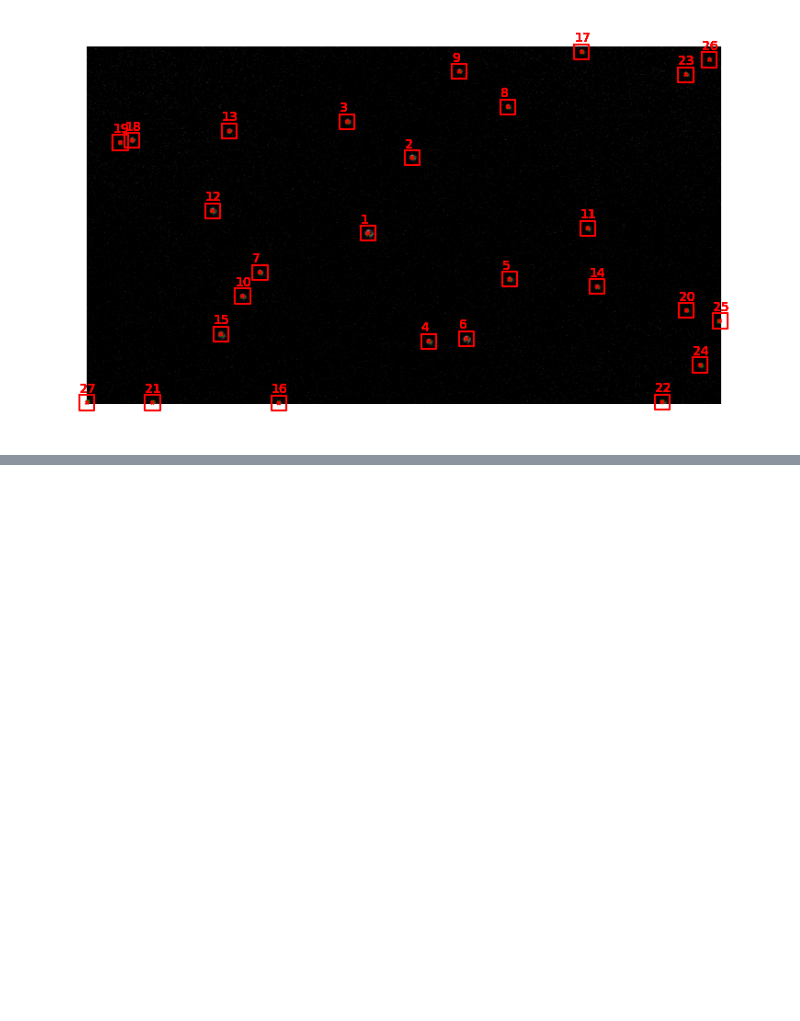
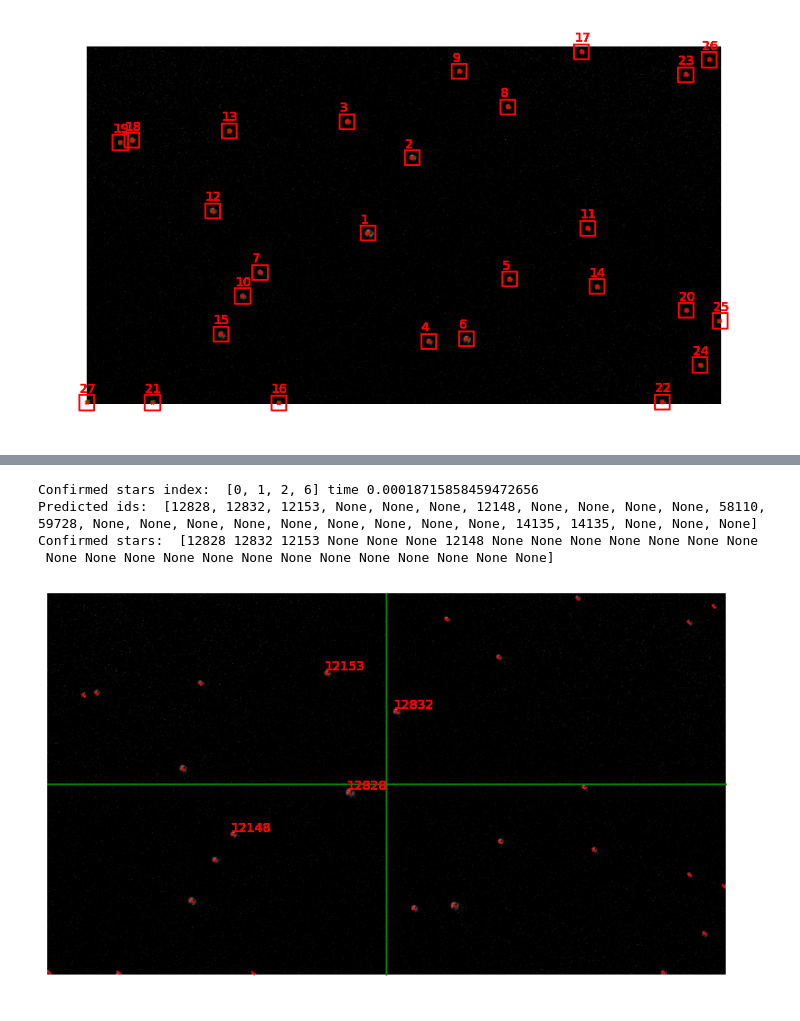
Before and after one commit to I-Zuniga/Event_Star_tracker, a Jupyter notebook: jupyter_notebooks/sdk_test.ipynb, the cells around one changed output, grey strips where cells are left out. Saved outputs shown, nothing was run; the diff lists cells and outputs as text; code cells hidden in the pictures; blank space fills up the shorter version.

```diff
--- a/jupyter_notebooks/sdk_test.ipynb
+++ b/jupyter_notebooks/sdk_test.ipynb
@@ -391,7 +364,7 @@ Test sol 1:  [-1.33168062, 1.28482521, 1.46560083, 1.55318345, 1.22798001, 1.472
 import minisom
 import pickle
 
-mesh_size = 67
+mesh_size = 80
 catalog_filter = 6
 
 name = 'n'+ str(mesh_size) +'_tycho' + str(catalog_filter)
@@ -408,5 +381,8 @@ with open('../data/SOM_parameters/'+name+'/normalization_parameters_tycho' + str
 #Load dictionary with the star features
 with open('../data/SOM_parameters/'+name+'/star_dict_'+ name + '.p', 'rb') as infile:
     star_dict_1, star_dict_2 = pickle.load(infile)
+
+with open('../data/SOM_parameters/'+name+'/index_'+ name + '.p', 'rb') as infile:
+    indices = pickle.load(infile)
 # %%
 #Get the image postion
@@ -539,0 +551,43 @@ print('Camera position: ', star_postion + distance_to_center*pixel_to_deg)
+# %%
+def check_star_id_by_neight( indices_neigh_gt, indices_neigh_image, indices_image):
+
+
+    check_points = np.zeros((len(indices_neigh_gt)))
+
+    for i in range(len(indices_neigh_gt)): # For all clustes that are not None
+        if indices_neigh_gt[i] is not None:
+            for j in range(1,len(indices_neigh_image[i])): # For all the neighbours of the cluster [1,5]
+                if indices_neigh_image[i][j] == indices_neigh_gt[i][j]: # If neighbours MATCH +1 for the star and the neighbour
+                    check_points[i] += 1
+                    check_points[indices_image[i][j]] += 1
+                # elif indices_neigh_image[i][j] is not None: # If neighbours DONT MATCH -1 for the star and the neighbour
+                #     check_points[i] -= 1
+                #     check_points[indices_image[i][j]] -= 1
+                #     break
+
+    confirmed_stars_index = [i for i in range(len(check_points)) if check_points[i] > 0]
+    confirmed_stars_ids = [indices_neigh_gt[i][0] for i in confirmed_stars_index]
+
+    return confirmed_stars_index, confirmed_stars_ids
+time_start = time.time()
+confirmed_stars_index, confirmed_stars_ids = check_star_id_by_neight( indices_neigh_gt, indices_neigh_image, indices_image)
+time_end = time.time()
+
+predict_star_ids = [x[3] for x in predcited_stars]
+
+# Create a vector of size 10 with all None values
+confirmed_stars = np.array([None]*len(predcited_stars))
+confirmed_stars[confirmed_stars_index] = np.array(predict_star_ids)[confirmed_stars_index]
+
+
+print('Confirmed stars index: ', confirmed_stars_index, 'time', time_end - time_start)
+print('Predicted ids: ', predict_star_ids)
+print('Confirmed stars: ', confirmed_stars)
+
+plot_cluster_with_id(copact_frames[11], np.array(clusters_sort)[:,0], confirmed_stars, center = True)
+# %% [output]
+Confirmed stars index:  [0, 1, 2, 6] time 0.00018715858459472656
+Predicted ids:  [12828, 12832, 12153, None, None, None, 12148, None, None, None, None, 58110, 59728, None, None, None, None, None, None, None, None, None, 14135, 14135, None, None, None]
+Confirmed stars:  [12828 12832 12153 None None None 12148 None None None None None None None
+ None None None None None None None None None None None None None]
+[figure, added]
```
Also changed, not shown: parts of 13 cells of this notebook, 14 other files.
